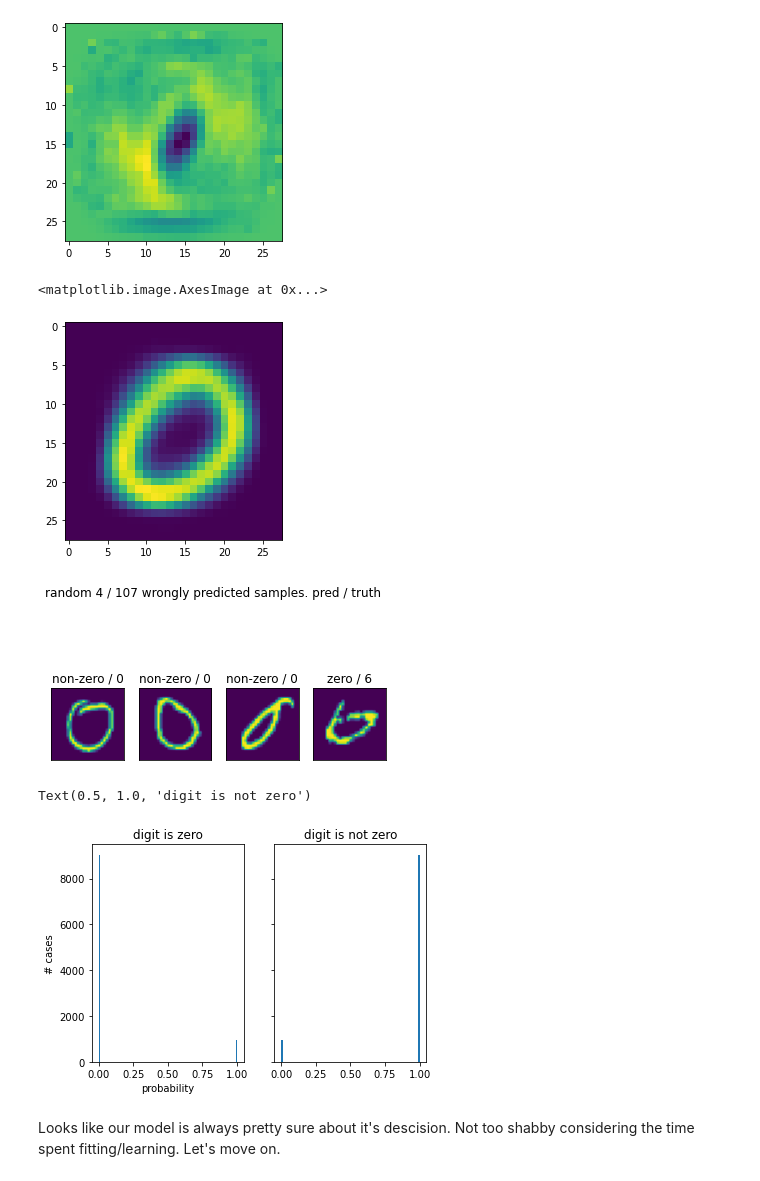
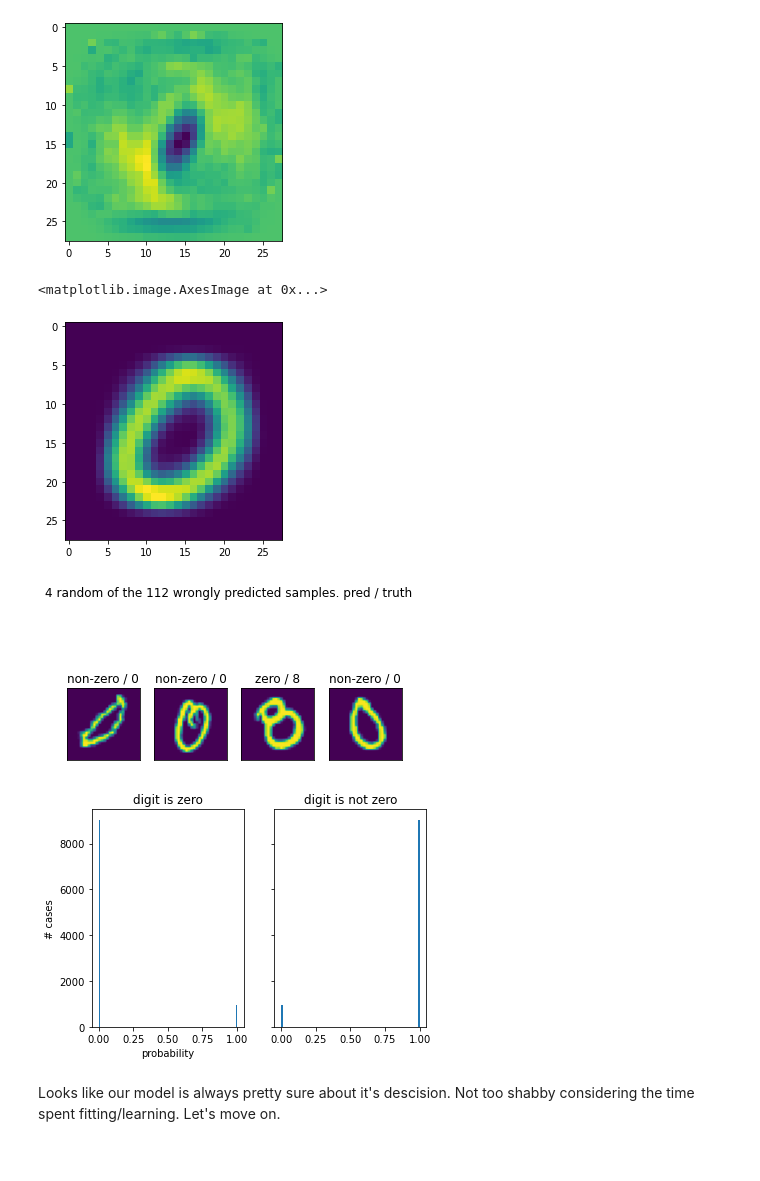
Before and after one commit to philj0st/MNIST-Digit-Classification, a Jupyter notebook: MNIST-Digits.ipynb, the cells around one changed output. Saved outputs shown, nothing was run; the diff lists cells and outputs as text; code cells hidden in the pictures.

```diff
--- a/MNIST-Digits.ipynb
+++ b/MNIST-Digits.ipynb
@@ -124,7 +125,7 @@ y_binary = y_train == 0
 y_test_binary = y_test == 0
 
 # logistic regression with 5 epochs
-sgdc = SGDClassifier(loss='log', max_iter=1000, verbose=2, n_jobs=1)
+sgdc = SGDClassifier(loss='log', max_iter=5, verbose=2, n_jobs=1)
 
 # select features / reduce dimensionality and
 # scale selected features before classifying
@@ -191,36 +190,37 @@ plt.imshow(selector.inverse_transform(coef).reshape(28,28))
 plt.imshow(np.mean(X_test[y_pred], axis=0).reshape(28,28))
 # %% [output]
 <matplotlib.image.AxesImage at 0x...>
-[figure, old version]
+[figure, new version]
 # %%
+import matplotlib.pyplot as plt
+
 # inspect some we predicted wrong
 X_pred_wrong = X_test[np.logical_not(y_pred == y_test_binary)]
 
 # truth
 actual_digit = y_test[np.logical_not(y_pred == y_test_binary)]
 
 # holds if we wrongly predicted a zero or wrongly predicted a non-zero
 # True -> false positive, we predicted a zero but it's not
 # False -> false negative, we predicted a non-zero but it actually is
 y_pred_wrong = y_pred[np.logical_not(y_pred == y_test_binary)]
 
 samples = 4
 f, axes = plt.subplots(1, samples)
-f.suptitle(f'random {samples} / {len(y_pred_wrong)} wrongly predicted samples. pred / truth')
+f.suptitle(f'{samples} random of the {len(y_pred_wrong)} wrongly predicted samples. pred / truth')
 
 for i in range(samples):
     idx = np.random.randint(len(y_pred_wrong))
     we_predicted = "zero" if y_pred_wrong[idx] else "non-zero"
     axes[i].imshow(X_pred_wrong[idx].reshape(28,28))
     axes[i].set_title(we_predicted + " / " + "{:.0f}".format(actual_digit[idx]))
 
     # get rid of axes
     axes[i].set_xticks(())
     axes[i].set_yticks(())
 # %% [output]
-[figure, old version]
+[figure, new version]
 # %%
-# clf.classes_
 # let's see how sure our model is in its descision
 digit_not_zero_proba = SGDC.predict_proba(X_test)[:,0]
 digit_is_zero_proba = SGDC.predict_proba(X_test)[:,1]
@@ -235,8 +235,8 @@ ax2 = plt.subplot(122, sharex=ax1, sharey=ax1)
 plt.setp(ax2.get_yticklabels(), visible=False)
 ax2.hist(digit_not_zero_proba, bins=100)
 ax2.set_title("digit is not zero")
+plt.show()
 # %% [output]
-Text(0.5, 1.0, 'digit is not zero')
 [figure]
 # %% [markdown]
 Looks like our model is always pretty sure about it's descision. Not too shabby considering the time spent fitting/learning. Let's move on.
```
Also changed, not shown: parts of 12 cells of this notebook.
